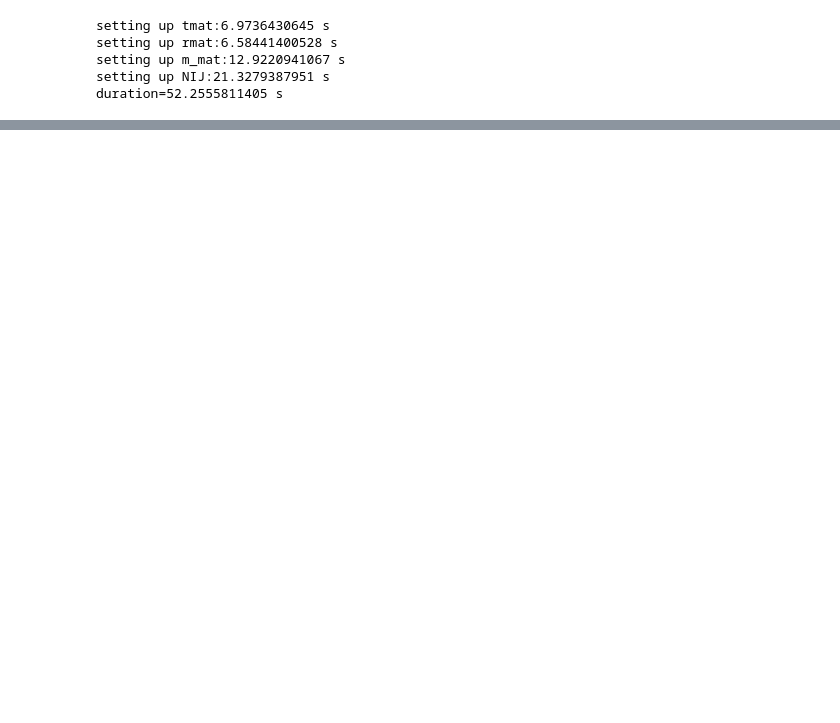
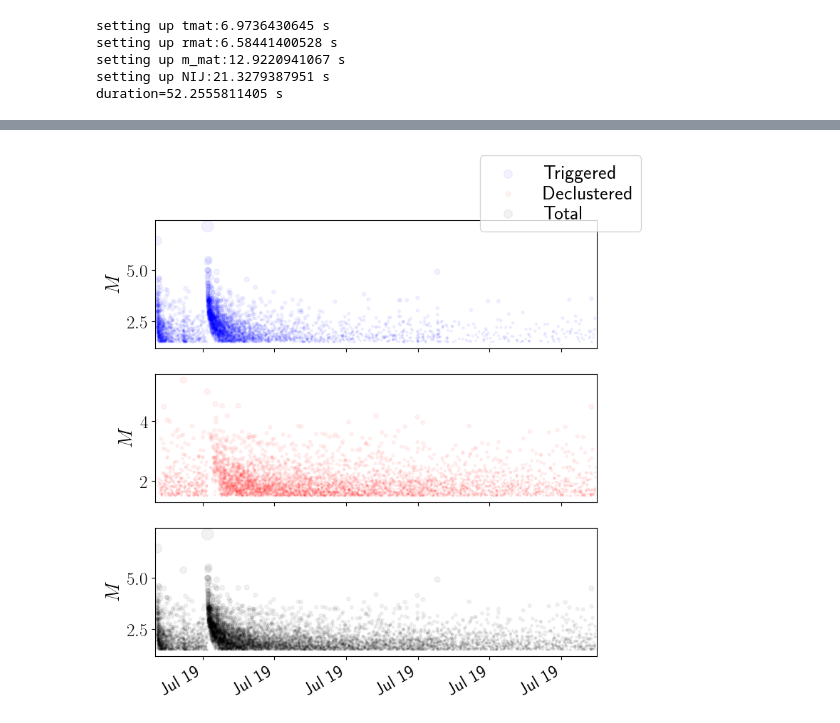
Before and after one commit to kkarimi62/Swarm, a Jupyter notebook: RidgeCrest2019_recovered.ipynb, the cells around one changed output, grey strips where cells are left out. Saved outputs shown, nothing was run; the diff lists cells and outputs as text; code cells hidden in the pictures; blank space fills up the shorter version.

Commit message:
=declustered maps added.

```diff
--- a/RidgeCrest2019_recovered.ipynb
+++ b/RidgeCrest2019_recovered.ipynb
@@ -1847,0 +1851,96 @@ len(swarm_lohi)
+# %%
+#--- plot complete catalog
+
+def ConvertDailyRate(hist, bin_edges ):
+#---convert data to daily rate
+    t0 = pd.to_datetime( bin_edges[ 0 ] )
+    t1 = pd.to_datetime( bin_edges[ 1 ] )
+    delta_t = ( t1 - t0 ).total_seconds() / ( 60 * 60 * 24)
+    hist *= ( bin_edges[ 1 ] - bin_edges[ 0 ] ) / delta_t
+
+def ActivityRate( df ):
+    nbins = int( (df['date'].max()-df['date'].min()).days / 2 ) #--- number of bins
+
+    tmax = df['date'].max().value #--- min/max
+    tmin = df['date'].min().value
+
+    hist, bin_edges = np.histogram(df['date'].apply(lambda x:x.value),
+                    bins=np.linspace(tmin,tmax,nbins+1,endpoint=True),density=True) #--- probability dist.
+    hist *= len( df['date'] ) #--- int(hist).dt=n
+    cumm_number = np.cumsum(hist)*(bin_edges[1]-bin_edges[0]) #--- accumulated number
+    ConvertDailyRate( hist, bin_edges ) #--- daily activity
+    return bin_edges, hist, cumm_number
+
+class Tlohi:
+    def __init__(self,lo,hi):
+        self.lo = lo
+        self.hi = hi
+
+#---------------------------------------------------------------------------------
+#-----------------
+#-----------------
+#-----------------
+#---------------------------------------------------------------------------------
+#--- set min/max time to avoid temporal incompletenesss issue
+df_lohi = DataFrameSubSet( swarm, #--- complete catalog
+                             'magnitude',
+                             ( mc, sys.maxint ) )
+df_lohi = GetCartesian( df_lohi )
+df_lohi.reset_index(inplace=True,drop=True)
+
+#--- activity rate
+bin_edges, hist, cumm_number = ActivityRate( df_lohi )
+
+#--- temporal map
+fig = plt.figure(figsize=(8,9))#,dpi=150)
+ax1=fig.add_subplot(311)
+ax2=fig.add_subplot(312)
+ax3=fig.add_subplot(313)
+ax1.set_ylabel('$M$')
+ax1.set_xlim(df_lohi['date'].min(),df_lohi['date'].max())
+ax1.tick_params(axis='both',labelsize=18)
+ax2.set_ylabel('$M$')
+ax2.set_xlim(df_lohi['date'].min(),df_lohi['date'].max())
+ax2.tick_params(axis='both',labelsize=18)
+ax3.set_ylabel('$M$')
+ax3.set_xlim(df_lohi['date'].min(),df_lohi['date'].max())
+ax3.tick_params(axis='both',labelsize=18)
+#ax1.set_ylim(mc,2.5)
+#ax1.set_xlim(pd.to_datetime('2019-03-01'),pd.to_datetime('2019-03-30'))
+#
+# ax1R = ax1.twinx()  # instantiate a second axes that shares the same x-axis
+# ax1R.set_ylabel('daily activity rate',color='red')
+# ax1R.set_yscale('log')
+# ax1R.tick_params(axis='y',labelsize=18,colors='red')
+#
+#ax2 = fig.add_subplot(212)
+#ax2.set_ylim(mc,2.5)
+#ax2.set_ylabel('Max Rate (m3/min)')
+#ax2.set_ylim(11.9,12.1)
+#ax2.set_xlim(pd.to_datetime('2019-03-01'),pd.to_datetime('2019-03-30'))
+#
+
+#--- plot
+ax1.scatter(df_triggered['date'],df_triggered['magnitude'],
+            s=2**(df_triggered['magnitude']),
+            alpha=0.05,color='blue', label = 'Triggered')
+#
+ax2.scatter(df_background['date'],df_background['magnitude'],
+            s=2**(df_background['magnitude']),
+            alpha=0.05,color='red', label = 'Declustered')
+#
+ax3.scatter(df_lohi['date'],df_lohi['magnitude'],
+            s=2**(df_lohi['magnitude']),
+            alpha=0.05,color='black', label = 'Total')
+fig.legend(loc='best',frameon=True,labelspacing=0)
+#ax1R.plot(pd.to_datetime(bin_edges[:-1]),hist,'r-',linewidth=1)
+
+#DrawFrame(ax1, (0.11,0.07),(0.32,0.1),0.01)
+ax3.xaxis.set_major_formatter(dates.DateFormatter('%b %y'))
+fig.autofmt_xdate()
+
+fig.savefig('%s/timeSeries_ok.png'%DIR_OUTPT_figs,dpi=150,bbox_inches='tight')
+
+plt.show()
+# %% [output]
+[figure, added]
```
Also changed, not shown: parts of 15 cells of this notebook, 7 other files.
